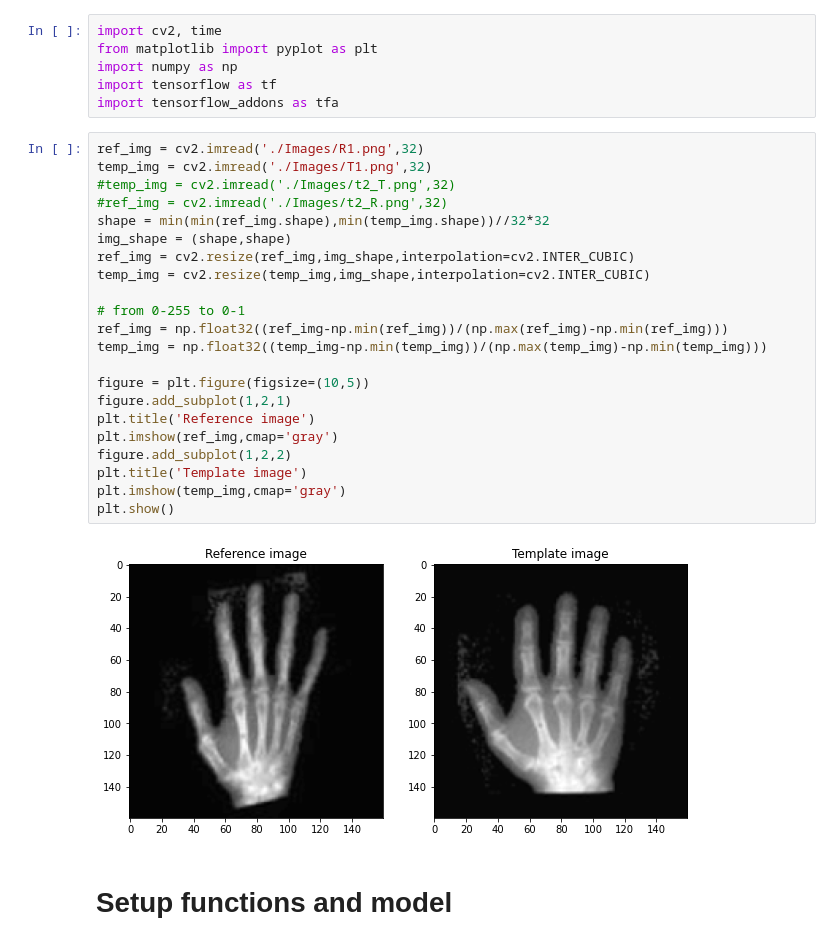
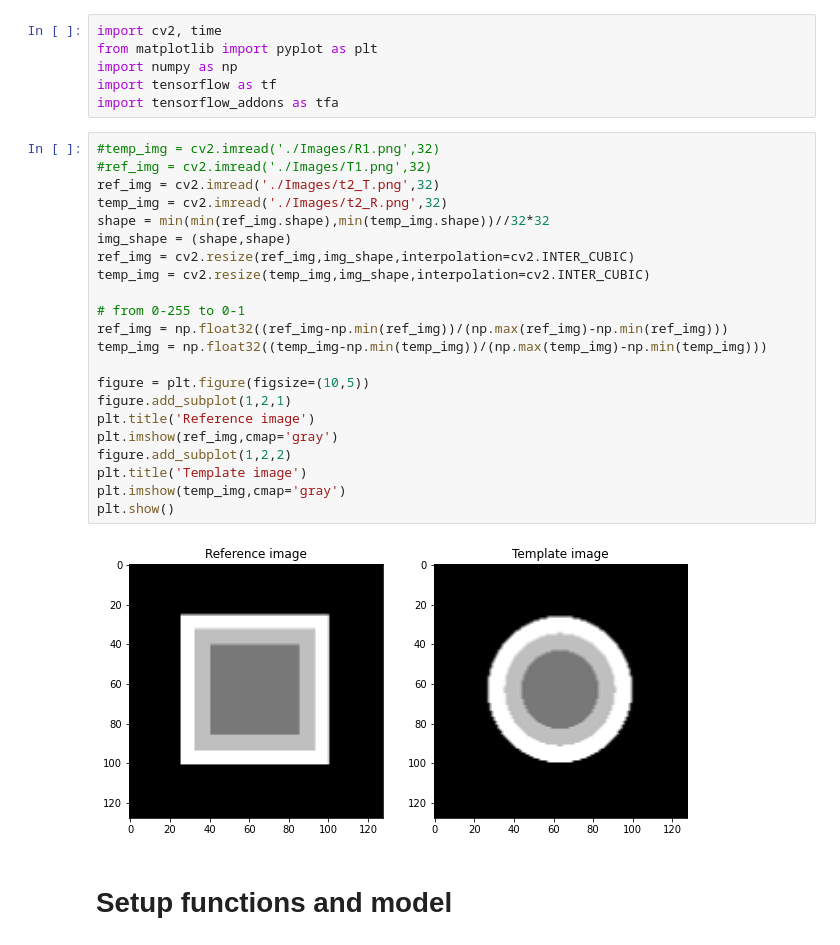
Before and after one commit to SaJoke/Image-Registraion, a Jupyter notebook: Deep Diffeomorphic Registration.ipynb, the cells around one changed output. Drawn from its saved outputs; the diff is of its cells as text.

```diff
--- a/Deep Diffeomorphic Registration.ipynb
+++ b/Deep Diffeomorphic Registration.ipynb
@@ -5,29 +5,29 @@ import numpy as np
 import tensorflow as tf
 import tensorflow_addons as tfa
 # %%
-ref_img = cv2.imread('./Images/R1.png',32)
-temp_img = cv2.imread('./Images/T1.png',32)
-#temp_img = cv2.imread('./Images/t2_T.png',32)
-#ref_img = cv2.imread('./Images/t2_R.png',32)
+#temp_img = cv2.imread('./Images/R1.png',32)
+#ref_img = cv2.imread('./Images/T1.png',32)
+ref_img = cv2.imread('./Images/t2_T.png',32)
+temp_img = cv2.imread('./Images/t2_R.png',32)
 shape = min(min(ref_img.shape),min(temp_img.shape))//32*32
 img_shape = (shape,shape)
 ref_img = cv2.resize(ref_img,img_shape,interpolation=cv2.INTER_CUBIC)
 temp_img = cv2.resize(temp_img,img_shape,interpolation=cv2.INTER_CUBIC)
 
 # from 0-255 to 0-1
 ref_img = np.float32((ref_img-np.min(ref_img))/(np.max(ref_img)-np.min(ref_img)))
 temp_img = np.float32((temp_img-np.min(temp_img))/(np.max(temp_img)-np.min(temp_img)))
 
 figure = plt.figure(figsize=(10,5))
 figure.add_subplot(1,2,1)
 plt.title('Reference image')
 plt.imshow(ref_img,cmap='gray')
 figure.add_subplot(1,2,2)
 plt.title('Template image')
 plt.imshow(temp_img,cmap='gray')
 plt.show()
 # %% [output]
-[figure, old version]
+[figure, new version]
 # %% [markdown]
 # Setup functions and model
 # %%
```
Also changed, not shown: parts of 12 cells of this notebook, 1 other file.
